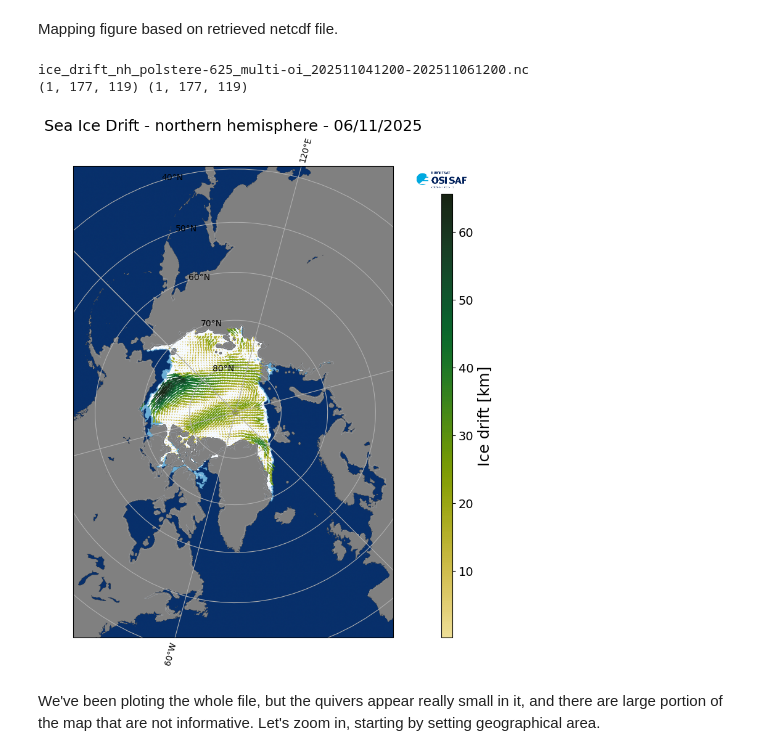
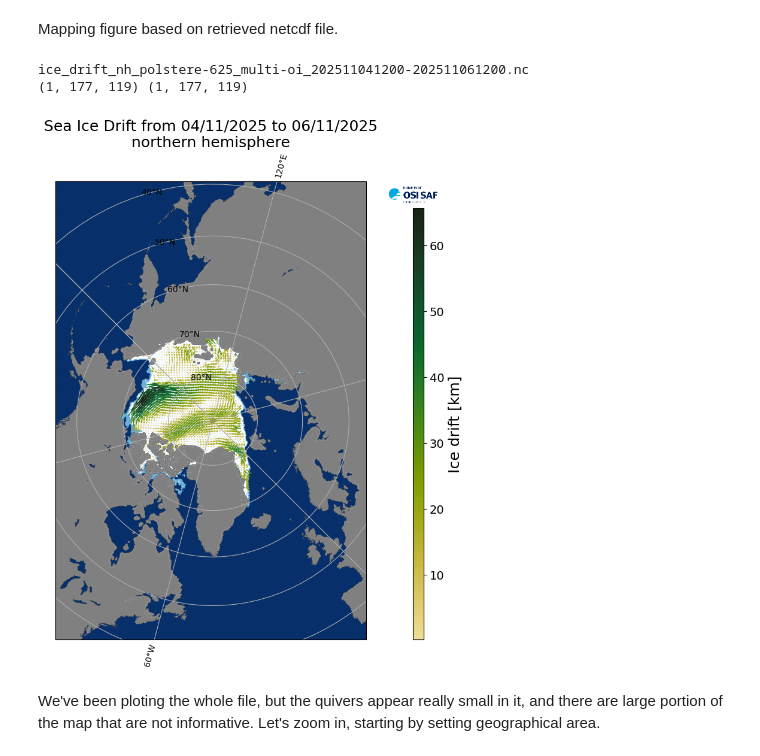
Before and after one commit to eumetsat/learn-osi-saf-sea-ice, a Jupyter notebook: 1_OSI_SAF_sea_ice_introductory/1_3d_OSI_SAF_sea_ice_mapping_Ice_Drift.ipynb, the cells around one changed output. Saved outputs shown, nothing was run; the diff lists cells and outputs as text; code cells hidden in the pictures.

Commit message:
adding second date to the title

```diff
--- a/1_OSI_SAF_sea_ice_introductory/1_3d_OSI_SAF_sea_ice_mapping_Ice_Drift.ipynb
+++ b/1_OSI_SAF_sea_ice_introductory/1_3d_OSI_SAF_sea_ice_mapping_Ice_Drift.ipynb
@@ -247,11 +247,12 @@ drift_file_pattern="ice_drift_nh_polstere-625_multi-oi_"
 
 for filename in os.listdir(directory):
     if drift_file_pattern in filename:
-        filedate=filename[len(filename)-9:-7]+ '/' +filename[len(filename)-11:-9]+ '/' + filename[len(filename)-15:-11]
+        filedate2=filename[len(filename)-9:-7]+ '/' +filename[len(filename)-11:-9]+ '/' + filename[len(filename)-15:-11]
+        filedate1=filename[len(filename)-22:-20]+ '/' +filename[len(filename)-24:-22]+ '/' + filename[len(filename)-28:-24]
         filedatum=filename[len(filename)-15:-7]
         print(filename)
         print(filedatum)
-        print('retrieval for:', filedate)
+        print('retrieval from ', filedate1,' to ',filedate2 )
 # %% [output]
 ice_drift_nh_polstere-625_multi-oi_202511041200-202511061200.nc
 20251106
@@ -287,21 +288,21 @@ Mapping figure based on retrieved netcdf file.
 # %%
 fig = plt.figure(figsize=(9,9))
 # request output projection
 output_projection=ccrs.Stereographic(central_latitude=90.0, central_longitude=-45.0, true_scale_latitude=70.0)
 
 # map ice drift
 im = mapping_ice_drift(directory,
                        os.path.join(os.getcwd(), "products", "SI_drift", "nh", "SI_Edge", "ice_edge_nh_polstere-100_multi_"+ filedatum +"1200.nc"),
                        output_projection,
                        cmap_quivers,
-                       title="Sea Ice Drift - northern hemisphere - "+ filedate)
+                       title="Sea Ice Drift from "+filedate1+" to "+filedate2 + "\n""northern hemisphere")
 
 # Adding a colorbar
 add_colorbar(im, fig, orientation="vertical", cmap=cmap_quivers)
 # %% [output]
 ice_drift_nh_polstere-625_multi-oi_202511041200-202511061200.nc
 (1, 177, 119) (1, 177, 119)
-[figure, old version]
+[figure, new version]
 # %% [markdown]
 We've been ploting the whole file, but the quivers appear really small in it, and there are large portion of the map that are not informative. Let's zoom in, starting by setting geographical area.
 # %%
```
Also changed, not shown: parts of 2 cells of this notebook.
